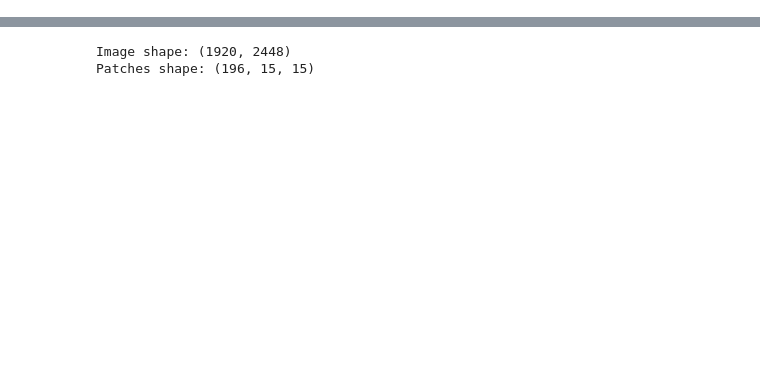
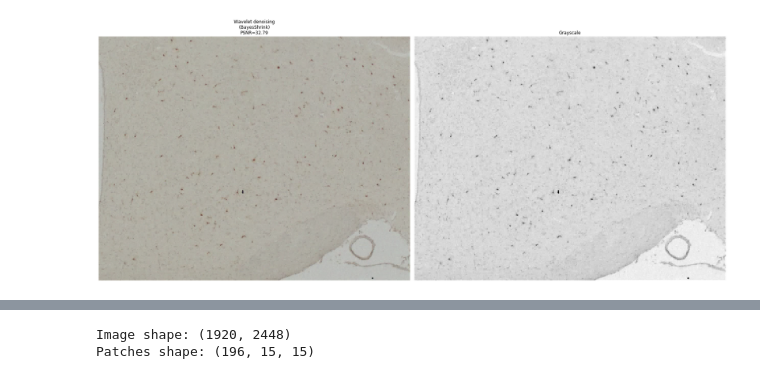
Before and after one commit to amyhynes/ihc-ml, a Jupyter notebook: svm.ipynb, the cells around one changed output, grey strips where cells are left out. Saved outputs shown, nothing was run; the diff lists cells and outputs as text; code cells hidden in the pictures; blank space fills up the shorter version.

```diff
--- a/svm.ipynb
+++ b/svm.ipynb
@@ -28,0 +57,20 @@ plt.show()
+# %%
+grayscale_bayes = rgb2gray(im_bayes)
+
+fig, ax = plt.subplots(nrows=1, ncols=2, figsize=(24, 15),
+                       sharex=True, sharey=True)
+
+plt.gray()
+
+ax[0].imshow(im_bayes)
+ax[0].axis('off')
+ax[0].set_title(
+    'Wavelet denoising\n(BayesShrink)\nPSNR={:0.4g}'.format(psnr_bayes))
+ax[1].imshow(grayscale_bayes)
+ax[1].axis('off')
+ax[1].set_title('Grayscale')
+fig.tight_layout()
+
+plt.show()
+# %% [output]
+[figure, added]
```
Also changed, not shown: parts of 10 cells of this notebook.
